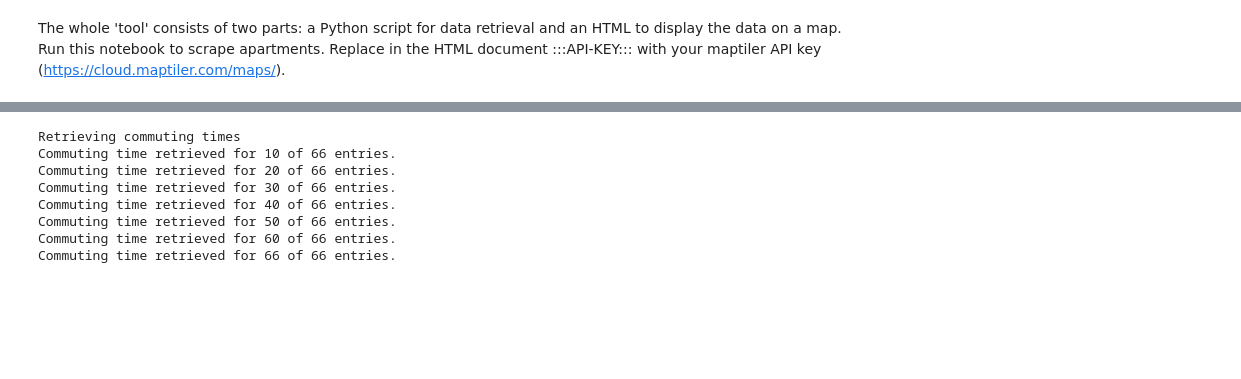
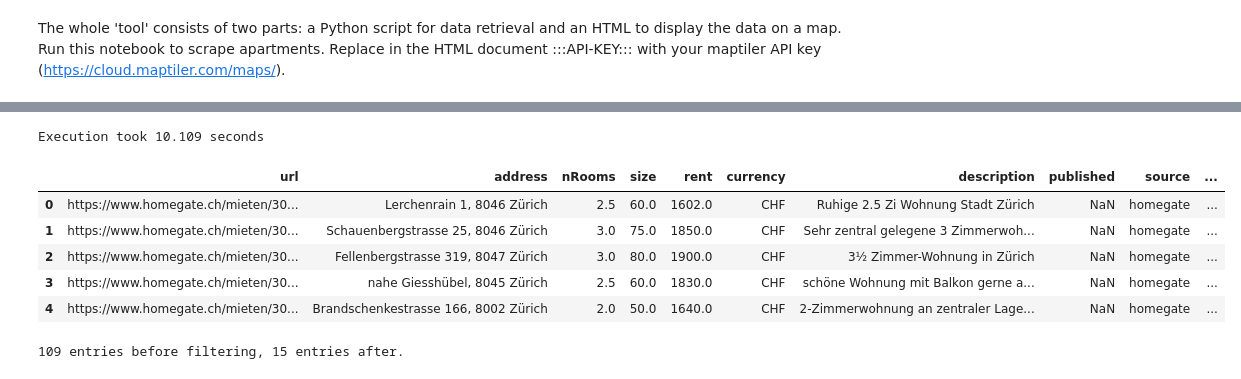
Before and after one commit to kahya-se/WebScraper_ApartmentsInSwitzerland, a Jupyter notebook: TheScraper.ipynb, the cells around one changed output, grey strips where cells are left out. Saved outputs shown, nothing was run; the diff lists cells and outputs as text; code cells hidden in the pictures; blank space fills up the shorter version.

```diff
--- a/TheScraper.ipynb
+++ b/TheScraper.ipynb
@@ -73,0 +78,19 @@ for i,row in resultsGeo.loc[~(resultsGeo.lat > 0)].iterrows():
+# %%
+t0 = time.time()
+
+# Initiate geocoding
+mygeocoder = Geocoding()
+mygeocoder.NOMINATIM = 'web'
+mygeocoder.ADDRESSES = results.address
+
+df_geocoded = mygeocoder.geocode()
+
+#df_geocoded.drop(['address_located'], axis=1, inplace=True)
+df_geocoded = df_geocoded.reset_index()
+df_geocoded.drop(['index'], axis=1, inplace=True)
+
+t1 = time.time()
+print('\n')
+print('Execution took {} seconds'.format(np.round(t1-t0,3)))
+
+# Note, when running Nominatim locally, it only took 0.965 seconds.
@@ -74,21 +116,22 @@ for i,row in resultsGeo.loc[~(resultsGeo.lat > 0)].iterrows():
 # %%
-# define location to commute to, get commute times and store dataframe as geojson
+t0 = time.time()
 
-commuteAddress = "Zürich Hauptbahnhof, Zürich"
+class Commute(CommutingTimes):
+    DATAFRAME = df_geocoded
+    DESTINATION = ["Hauptbahnhof, 8001 Zürich", (47.3808203,8.5256856)] ### as LatLon or str
 
-commuteLat, commuteLon = sap.locateAddress(commuteAddress)
-resultsCommute = sap.getCommuteTimes(resultsGeo,commuteLat, commuteLon)
-outpath = os.path.join(PATH,'destination.geojson')
-sap.createTargetGEOJSON(outpath, commuteAddress, title='Zürich HB')
+cmt = Commute()
+df_commutingTimes = cmt.getCommutingTimes()
+df_fin = results.merge(df_commutingTimes)
 
-gdfPath = os.path.join(PATH,'wohnungen.geojson')
-gdf = gpd.GeoDataFrame(resultsCommute, geometry=gpd.points_from_xy(resultsCommute.lon, resultsCommute.lat))
+outpathData =  '/home/user/Proj/WebScraper/Webscraper_Wohnungen_v2/data.geojson'
+sap.df2GeoJSON(df_fin,outpathData, varname='dataset', avgMinutesCol='mins_sbb_1')
+
+outpathDestination =  '/home/user/Proj/WebScraper/Webscraper_Wohnungen_v2/destination.geojson'
+sap.df2GeoJSON(cmt.DESTINATION_DF, outpathDestination, varname='destination', avgMinutesCol=None)
+
+t1 = time.time()
+print('\n')
+print('Execution took {} seconds'.format(np.round(t1-t0,3)))
 # %% [output]
-Retrieving commuting times
-Commuting time retrieved for 10 of 66 entries.
-Commuting time retrieved for 20 of 66 entries.
-Commuting time retrieved for 30 of 66 entries.
-Commuting time retrieved for 40 of 66 entries.
-Commuting time retrieved for 50 of 66 entries.
-Commuting time retrieved for 60 of 66 entries.
-Commuting time retrieved for 66 of 66 entries.
+Execution took 10.109 seconds
@@ -107,0 +138,20 @@ with open(gdfPath, 'w') as file:
+# %%
+df_fin[0:5]
+# %% [output]
+|  | url | address | nRooms | size | rent | currency | description | published | source | ... |
+| 0 | https://www.homegate.ch/mieten/30... | Lerchenrain 1, 8046 Zürich | 2.5 | 60.0 | 1602.0 | CHF | Ruhige 2.5 Zi Wohnung Stadt Zürich | NaN | homegate | ... |
+| 1 | https://www.homegate.ch/mieten/30... | Schauenbergstrasse 25, 8046 Zürich | 3.0 | 75.0 | 1850.0 | CHF | Sehr zentral gelegene 3 Zimmerwoh... | NaN | homegate | ... |
+| 2 | https://www.homegate.ch/mieten/30... | Fellenbergstrasse 319, 8047 Zürich | 3.0 | 80.0 | 1900.0 | CHF | 3½ Zimmer-Wohnung in Zürich | NaN | homegate | ... |
+| 3 | https://www.homegate.ch/mieten/30... | nahe Giesshübel, 8045 Zürich | 2.5 | 60.0 | 1830.0 | CHF | schöne Wohnung mit Balkon gerne a... | NaN | homegate | ... |
+| 4 | https://www.homegate.ch/mieten/30... | Brandschenkestrasse 166, 8002 Zürich | 2.0 | 50.0 | 1640.0 | CHF | 2-Zimmerwohnung an zentraler Lage... | NaN | homegate | ... |
+# %%
+# Filter by commuting time. E.g., 20min to the train station and 30min to location 2.
+
+df_filtered = df_fin.loc[(df_fin['mins_sbb_1'] < 20) & (df_fin['mins_sbb_2'] < 30)]
+
+print("{} entries before filtering, {} entries after.".format(len(df_fin), len(df_filtered)))
+
+outpathData =  '/home/user/Proj/WebScraper/Webscraper_Wohnungen_v2/data.geojson'
+sap.df2GeoJSON(df_filtered,outpathData, varname='dataset', avgMinutesCol='mins_sbb_1')
+# %% [output]
+109 entries before filtering, 15 entries after.
```
Also changed, not shown: parts of 13 cells of this notebook.
